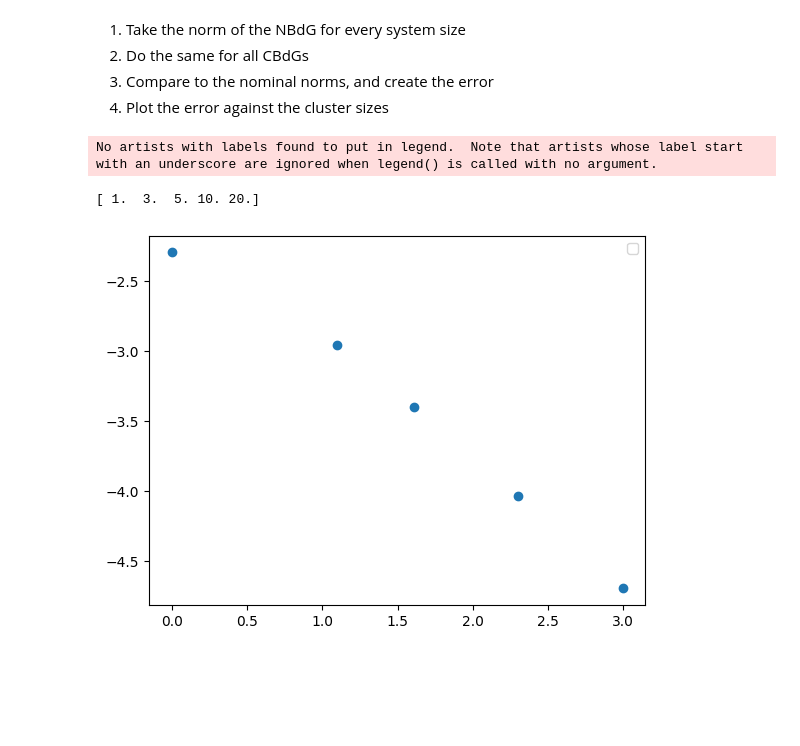
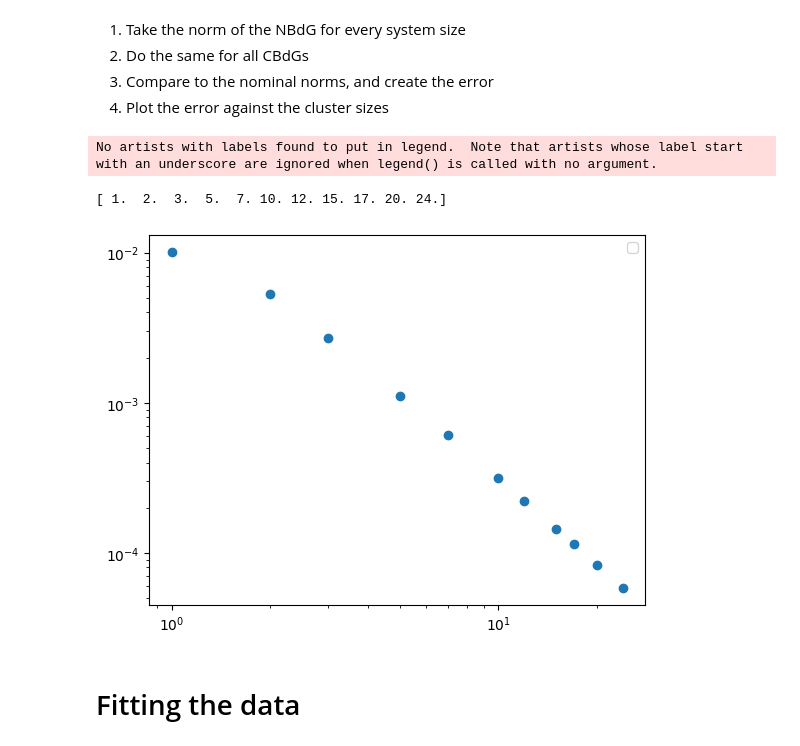
Before and after one commit to axeltib/BdG-numerical, a Jupyter notebook: code/notebooks/one_system.ipynb, the cells around one changed output. Drawn from its saved outputs; the diff is of its cells as text; code cells hidden in the pictures; blank space fills up the shorter version.

```diff
--- a/code/notebooks/one_system.ipynb
+++ b/code/notebooks/one_system.ipynb
@@ -28,8 +28,8 @@ def get_pickle_paths(dir):
     return paths
 
 # define dir
-run_date = "231107"
-run_name = "run4"
+run_date = "231108"
+run_name = ""
 
 #hom_path = "cluster_runs/" + run_date + "/" + run_name + "/"
 #inhom_path = "cluster_runs/" + run_date + run_name + "inhom/"
@@ -66,7 +66,7 @@ def delta_norm(delta_list):
     for delta in delta_list:
         norm += abs(delta)**2
 
-    return np.sqrt(norm)
+    return norm
 
 def get_nc_from_id(id: str) -> int:
     Nc = int(id.removeprefix("CBM-Nc"))
@@ -96,34 +96,40 @@ for key in keys:
     if key == nom_key:
         continue
 
     d = np.empty([0, 2])
     errs_per_n = []  # err per system size
     # print(get_nc_from_id(key))
     for N, result in results.run_results.items(): #system size
         errs_per_n.append(
             delta_norm(
                  result.sim_results[key].get_delta() -\
                  nom_deltas[N]
                 ) / delta_norm(nom_deltas[N])
         )
 
 
         # print(key, err)
     errs = np.append(errs, np.mean(errs_per_n))
     cluster_sizes = np.append(cluster_sizes, get_nc_from_id(key))
 
 print(cluster_sizes)
 
 ax1.scatter(
-    np.log(cluster_sizes),
-    np.log(errs),
+    cluster_sizes,
+    errs,
 )
 
+
+# ax1.grid()
+ax1.set_yscale('log')
+ax1.set_xscale('log')
 
 ax1.legend()
 
 plt.show()
 # %% [output]
 No artists with labels found to put in legend.  Note that artists whose label start with an underscore are ignored when legend() is called with no argument.
-[ 1.  3.  5. 10. 20.]
+[ 1.  2.  3.  5.  7. 10. 12. 15. 17. 20. 24.]
-[figure, old version]
+[figure, new version]
+# %% [markdown]
+# Fitting the data
```
Also changed, not shown: parts of 7 cells of this notebook, 10 other files.
